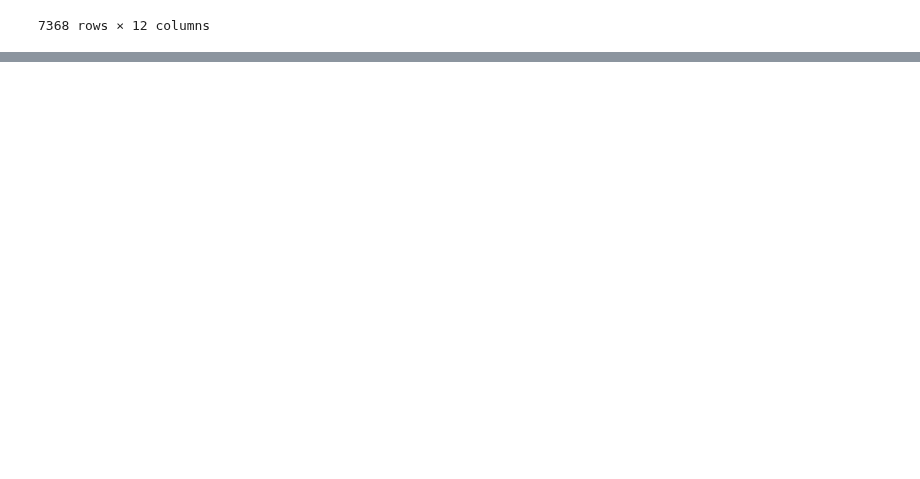
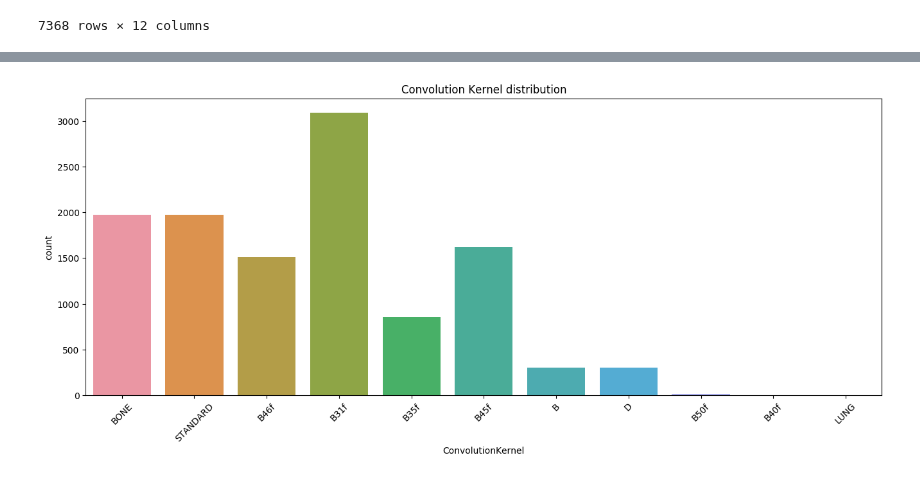
Before and after one commit to MASILab/Inhale_Exhale_CT, a Jupyter notebook: make_data/datasplit_copdgene.ipynb, the cells around one changed output, grey strips where cells are left out. Cells and saved outputs as stored; diff of their text form; code cells hidden in the pictures; blank space fills up the shorter version.

```diff
--- a/make_data/datasplit_copdgene.ipynb
+++ b/make_data/datasplit_copdgene.ipynb
@@ -150,0 +168,3 @@ for dirpath, dirnames, filenames in os.walk(source):
+# %%
+copd_gold = pd.read_csv("/nfs/masi/krishar1/SPIE_2025_InhaleExhaleCT/copdgene_goldcriteria_SPIE_data.csv")
+copd_gold
@@ -150,0 +185,9 @@ for dirpath, dirnames, filenames in os.walk(source):
+# %%
+#Make a plot of Convolution kernels versus Series Description
+plt.figure(figsize=(16,6))
+sns.countplot(x='ConvolutionKernel', data=copd_gold)
+plt.title('Convolution Kernel distribution')
+plt.xticks(rotation=45)
+plt.show()
+# %% [output]
+[figure, added]
```
Also changed, not shown: parts of 34 cells of this notebook, 2 other files.
